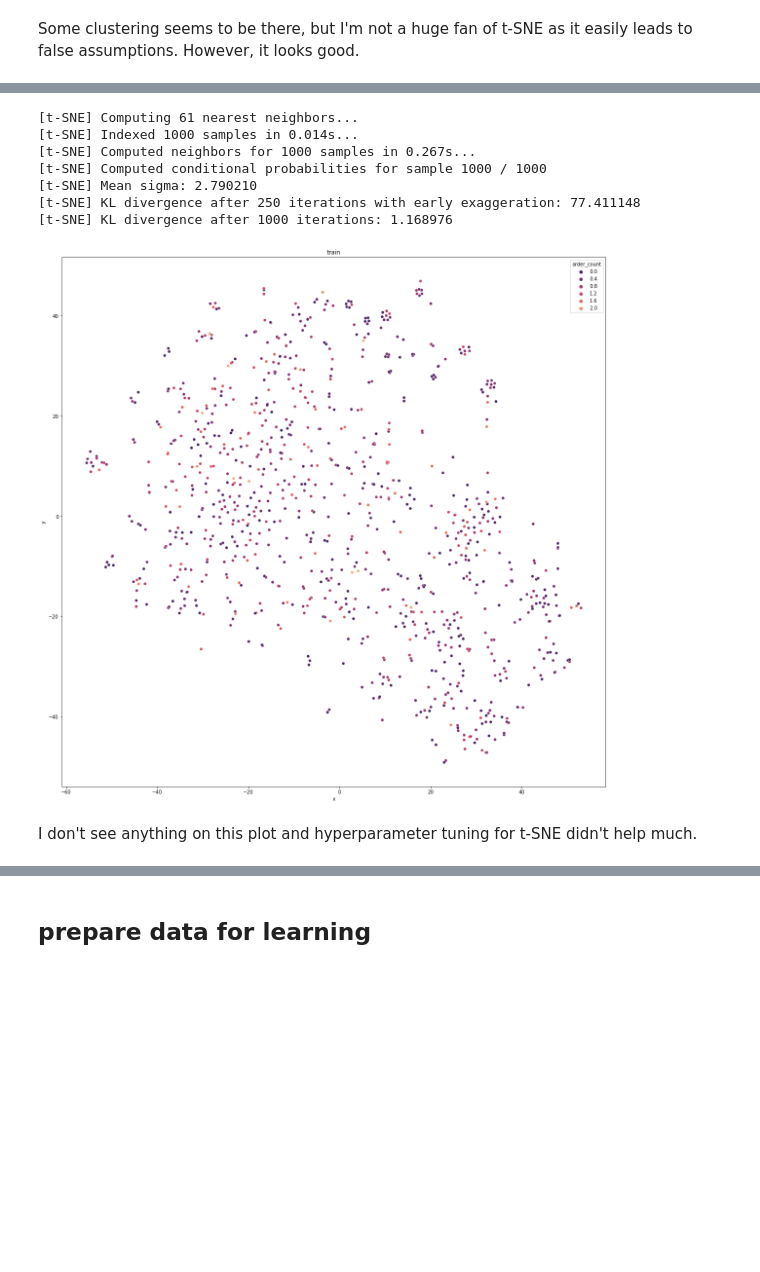
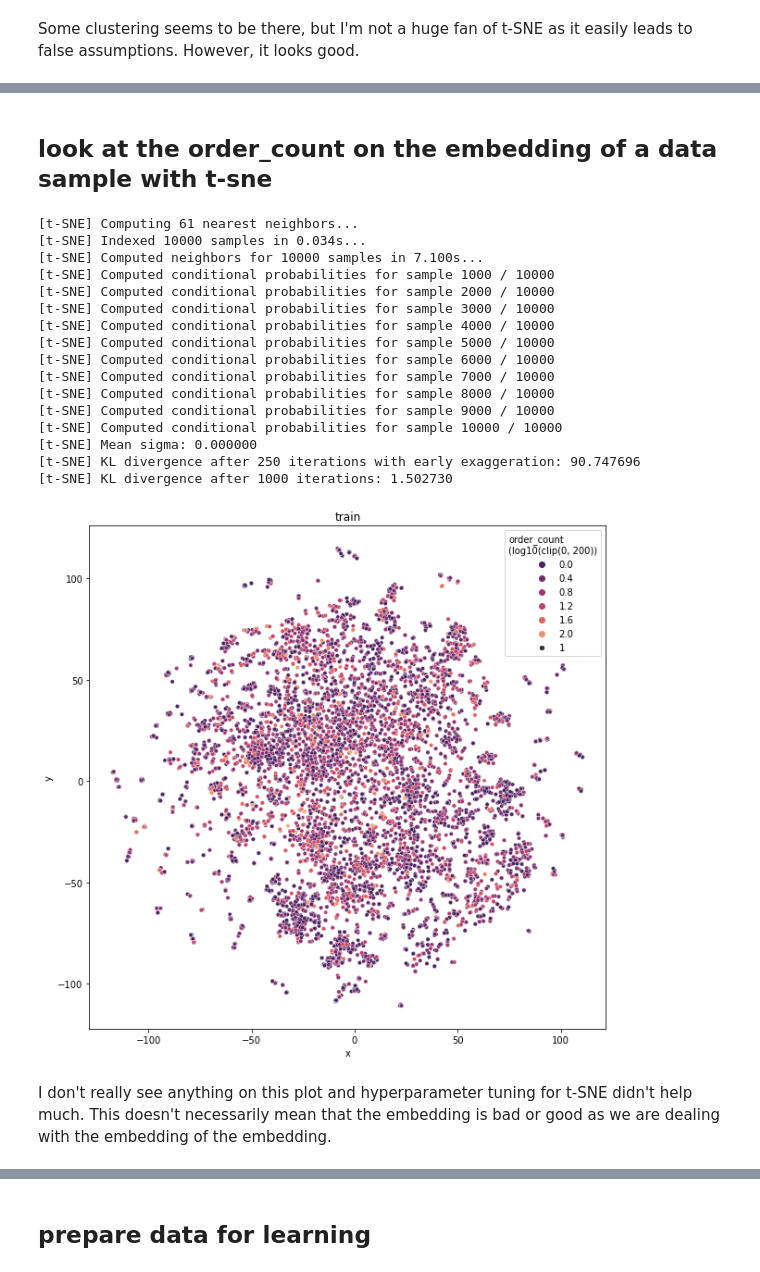
Before and after one commit to cb-314/vendor_challenge, a Jupyter notebook: vendor_challenge.ipynb, the cells around one changed output, grey strips where cells are left out. Drawn from its saved outputs; the diff is of its cells as text; code cells hidden in the pictures; blank space fills up the shorter version.

```diff
--- a/vendor_challenge.ipynb
+++ b/vendor_challenge.ipynb
@@ -66,0 +78,7 @@ True
+# %%
+# primary keys from raw data
+raw_primary_keys = ["product_id", "vendor_id", "vendor_geohash"]
+# %%
+# use these keys to normalize
+primary_keys = raw_primary_keys + ["split"]
+text_keys = primary_keys + ["source"]
@@ -202,4 +220,0 @@ products_sample_raw_train_test_df
-# %%
-# use these keys to normalize
-primary_keys = ["product_id", "vendor_id", "vendor_geohash", "split"]
-text_keys = primary_keys + ["source"]
@@ -514,3 +569,3 @@ I will ignore hyperparameter tuning of Word2Vec for now. But I'm using CBOW, mai
 # %%
 # train word2vec embedding on training data
-w2v_model = gensim.models.Word2Vec(products_doc_df[products_doc_df["split"] == "train"]["text_tokens_stemmed"], sg=0, size=100)
+w2v_model = gensim.models.Word2Vec(products_doc_df[products_doc_df["split"] == "train"]["text_tokens_stemmed"], sg=0, size=30)
@@ -604,40 +675,53 @@ products_doc_df
 610503 rows × 7 columns
+# %% [markdown]
+## look at the order_count on the embedding of a data sample with t-sne
 # %%
 # look at the doc embeddings for training data
 # if you look at the test data, you will become biased, so don't peek
-products_doc_plot_df = products_doc_df[products_doc_df["split"] == "train"].sample(1000)
+products_doc_plot_df = products_doc_df[products_doc_df["split"] == "train"].sample(10000)
 
-fig, ax = plt.subplots(1, 1, figsize=(20, 20))
 # tsne with same parameters as above
 tsne = sklearn.manifold.TSNE(n_components=2, verbose=1, perplexity=20, n_iter=1000)
 vectors = tsne.fit_transform(np.vstack(products_doc_plot_df["text_vec"].to_numpy()))
 
 vectors_df = pd.DataFrame(vectors, columns=["x", "y"])
 # clipping and log-scale order-count for plotting
 # take care: we dropped the index, so we can't just re-join old data
 vectors_df["order_count"] = products_doc_plot_df["order_count"].apply(lambda x: np.log10(np.clip(x, 0, 200))).tolist()
 
+fig, ax = plt.subplots(1, 1, figsize=(10, 10))
 sns.scatterplot(
     data=vectors_df,
     x="x",
     y="y",
+    size=1,
     hue="order_count",
     palette="flare_r",
     ax=ax
 )
 ax.set_title("train")
-plt.show()
+ax.legend(title="order_count\n(log10(clip(0, 200))")
+fig.show()
 # %% [output]
 [t-SNE] Computing 61 nearest neighbors...
-[t-SNE] Indexed 1000 samples in 0.014s...
-[t-SNE] Computed neighbors for 1000 samples in 0.267s...
-[t-SNE] Computed conditional probabilities for sample 1000 / 1000
-[t-SNE] Mean sigma: 2.790210
-[t-SNE] KL divergence after 250 iterations with early exaggeration: 77.411148
-[t-SNE] KL divergence after 1000 iterations: 1.168976
+[t-SNE] Indexed 10000 samples in 0.034s...
+[t-SNE] Computed neighbors for 10000 samples in 7.100s...
+[t-SNE] Computed conditional probabilities for sample 1000 / 10000
+[t-SNE] Computed conditional probabilities for sample 2000 / 10000
+[t-SNE] Computed conditional probabilities for sample 3000 / 10000
+[t-SNE] Computed conditional probabilities for sample 4000 / 10000
+[t-SNE] Computed conditional probabilities for sample 5000 / 10000
+[t-SNE] Computed conditional probabilities for sample 6000 / 10000
+[t-SNE] Computed conditional probabilities for sample 7000 / 10000
+[t-SNE] Computed conditional probabilities for sample 8000 / 10000
+[t-SNE] Computed conditional probabilities for sample 9000 / 10000
+[t-SNE] Computed conditional probabilities for sample 10000 / 10000
+[t-SNE] Mean sigma: 0.000000
+[t-SNE] KL divergence after 250 iterations with early exaggeration: 90.747696
+[t-SNE] KL divergence after 1000 iterations: 1.502730
-[figure, old version]
+[figure, new version]
 # %% [markdown]
-I don't see anything on this plot and hyperparameter tuning for t-SNE didn't help much.
+I don't really see anything on this plot and hyperparameter tuning for t-SNE didn't help much. This doesn't necessarily mean that the embedding is bad or good as we are dealing with the embedding of the embedding.
 # %% [markdown]
 # Regression
 
```
Also changed, not shown: parts of 72 cells of this notebook.
